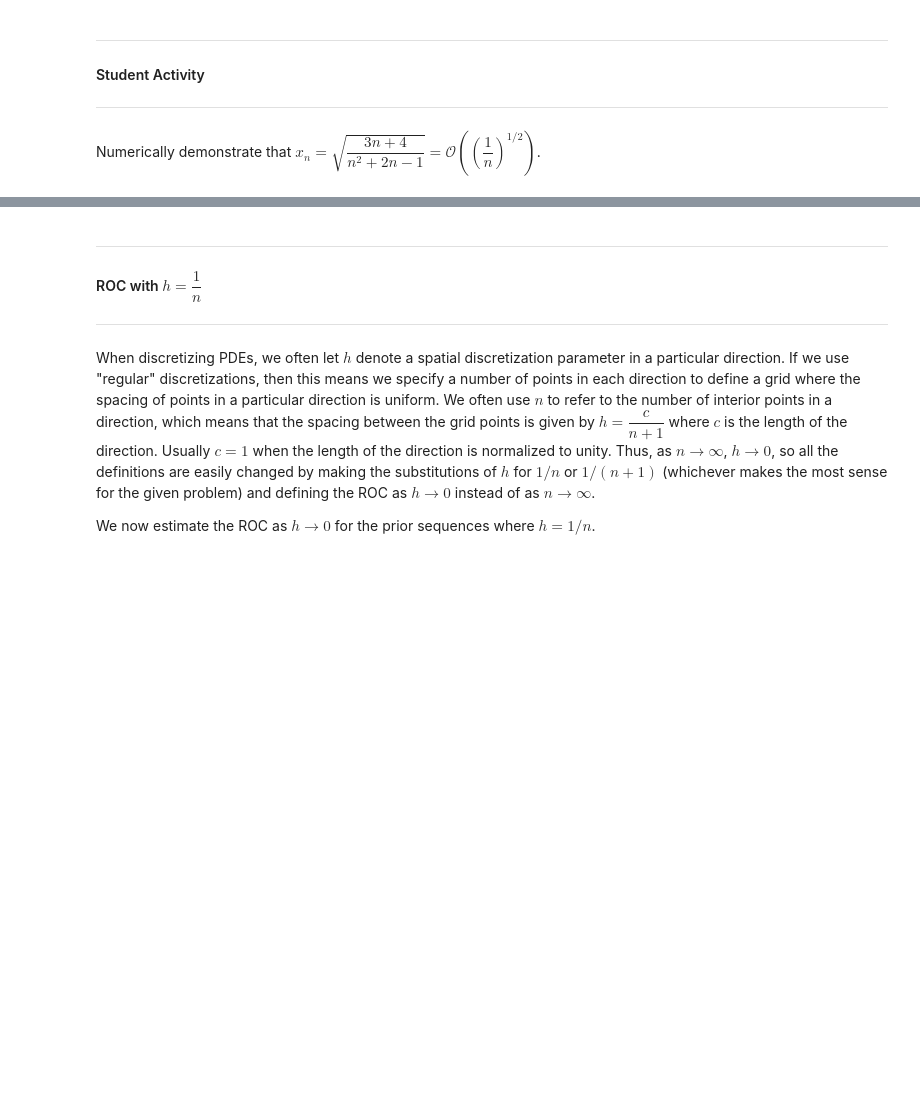
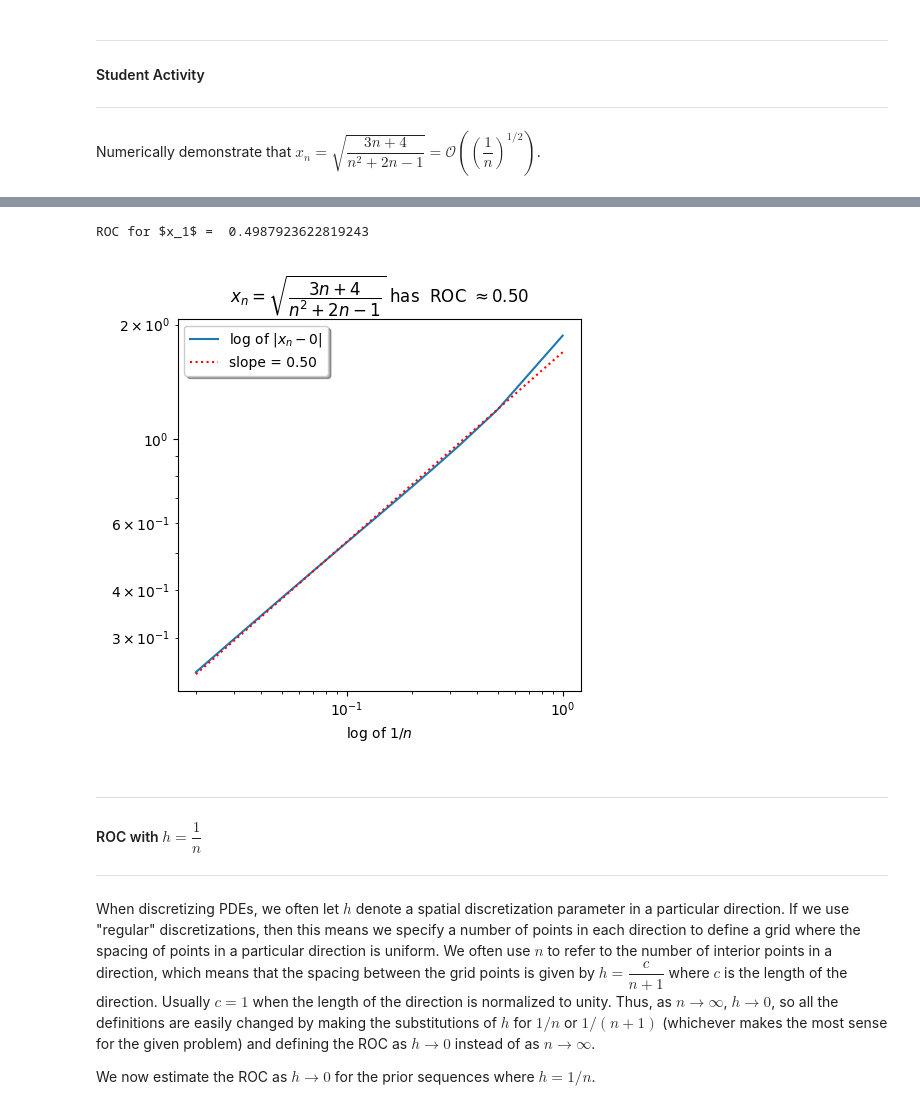
Before and after one commit to knownothingbozo/Intro-PDEs-Theory-and-Computations, a Jupyter notebook: Chp1/Chp1Sec2.ipynb, the cells around one changed output, grey strips where cells are left out. Drawn from its saved outputs; the diff is of its cells as text; code cells hidden in the pictures; blank space fills up the shorter version.

```diff
--- a/Chp1/Chp1Sec2.ipynb
+++ b/Chp1/Chp1Sec2.ipynb
@@ -599,3 +643,34 @@ Numerically demonstrate that $x_n = \sqrt{\dfrac{3n+4}{n^2+2n-1}}=\mathcal{O}\le
+# %%
+# If we append a [0] to the end of the following polyfit calls, then we only return the slopes
+ROC_1 = np.polyfit(np.log(1./n), np.log(x1_errors), 1)[0]
+
+print("ROC for $x_1$ = ", ROC_1)
+# %% [output]
+ROC for $x_1$ =  0.4987923622819243
+# %%
+%matplotlib widget
+fig = plt.figure(figsize=(5, 5))
+
+ax1 = fig.add_subplot(1, 1, 1)
+
+sequence_strs = r'$x_n = \sqrt{\dfrac{3n+4}{n^2+2n-1}}$'
+
+ax1.loglog(1./n, x1_errors, label='log of $|x_n - 0|$')
+
+slope_str = "{:1.2f}".format(ROC_1)
+
+ax1.loglog(1./n, (1./n * (x1_errors[0]+1))**ROC_1,  # Note the formula used to vertically offset this plot from the prior
+           'r:', label='slope = ' + slope_str)
+
+title_str = sequence_strs + r' has  ROC $\approx$' + slope_str
+
+ax1.set_title(title_str)
+ax1.set_xlabel('log of $1/n$')
+ax1.legend(loc='upper left', shadow=True)
+
+plt.tight_layout()
+# %% [output]
+[figure, added]
 # %% [markdown]
 ---
 #### ROC with $h=\dfrac{1}{n}$
```
Also changed, not shown: parts of 31 cells of this notebook, 1 other file.
